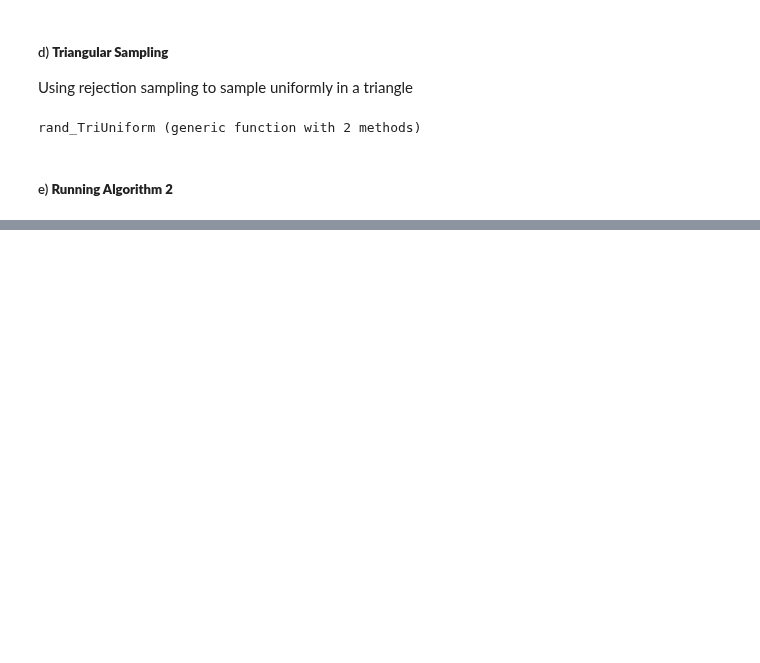
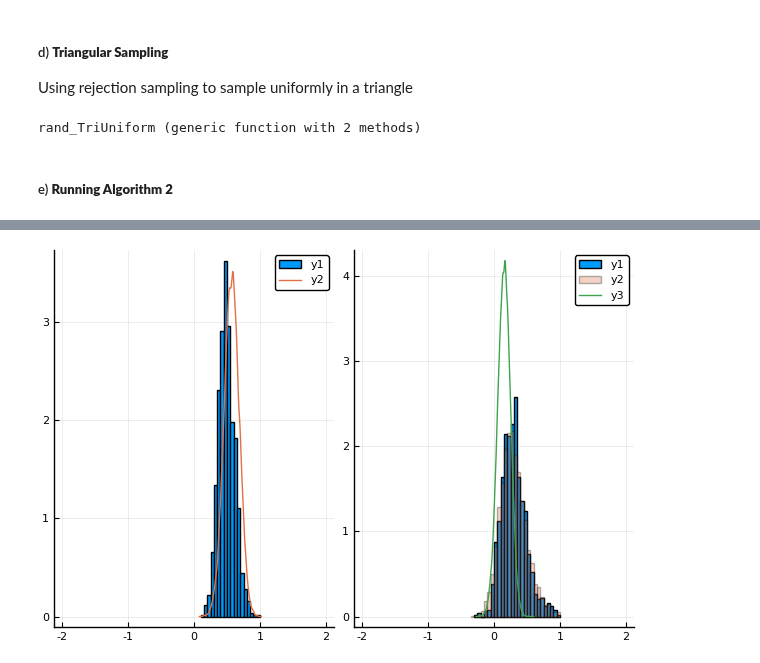
Before and after one commit to davibarreira/Computational_Statistics, a Jupyter notebook: PaperReplication_ABC/ABC methods.ipynb, the cells around one changed output, grey strips where cells are left out. Cells and saved outputs as stored; diff of their text form; code cells hidden in the pictures; blank space fills up the shorter version.

```diff
--- a/PaperReplication_ABC/ABC methods.ipynb
+++ b/PaperReplication_ABC/ABC methods.ipynb
@@ -203,0 +208,31 @@ scatter!([theta[1]],[theta[2]],markersize=10,c="#e74c3c",size=(600,300))
+# %%
+epsilon10e4_autocov = quantile(rho_autocov,0.1/100)
+epsilon10e4_dist    = quantile(rho_dist,0.1/100)
+theta_ac_auto = theta_s[rho_autocov .< epsilon10e4_autocov,:];
+theta_ac_dist = theta_s[rho_dist    .< epsilon10e4_dist,:];
+
+epsilon10e3_autocov = quantile(rho_autocov,1/100)
+epsilon10e3_dist    = quantile(rho_dist,1/100)
+theta_ac_auto10e3 = theta_s[rho_autocov .< epsilon10e3_autocov,:];
+theta_ac_dist10e3 = theta_s[rho_dist    .< epsilon10e3_dist,:];
+
+epsilon10e2_autocov = quantile(rho_autocov,10/100)
+epsilon10e2_dist    = quantile(rho_dist,10/100)
+theta_ac_auto10e2 = theta_s[rho_autocov .< epsilon10e2_autocov,:];
+theta_ac_dist10e2 = theta_s[rho_dist    .< epsilon10e2_dist,:];
+
+
+MH = C[1_000:end,:]
+θ1_marginal =  maximum(MH,dims=2)
+θ2_marginal =  minimum(MH,dims=2)
+h1 = histogram(theta_ac_auto[:,1],normalize=true,xlims=[-2,2])
+# histogram!(theta_ac_auto10e3[:,1],normalize=true,xlims=[-2,2],alpha=0.3)
+# histogram!(theta_ac_auto10e2[:,1],normalize=true,xlims=[-2,2],alpha=0.3)
+d1 = density!(θ1_marginal)
+h2 = histogram(theta_ac_auto[:,2],normalize=true,xlims=[-1,1])
+histogram!(theta_ac_auto10e3[:,2],normalize=true,xlims=[-2,2],alpha=0.3)
+# histogram!(theta_ac_auto10e2[:,1],normalize=true,xlims=[-2,2],alpha=0.3)
+d2 = density!(θ2_marginal)
+plot(d1,d2,layout=2)
+# %% [output]
+[figure, added]
```
Also changed, not shown: parts of 15 cells of this notebook.
